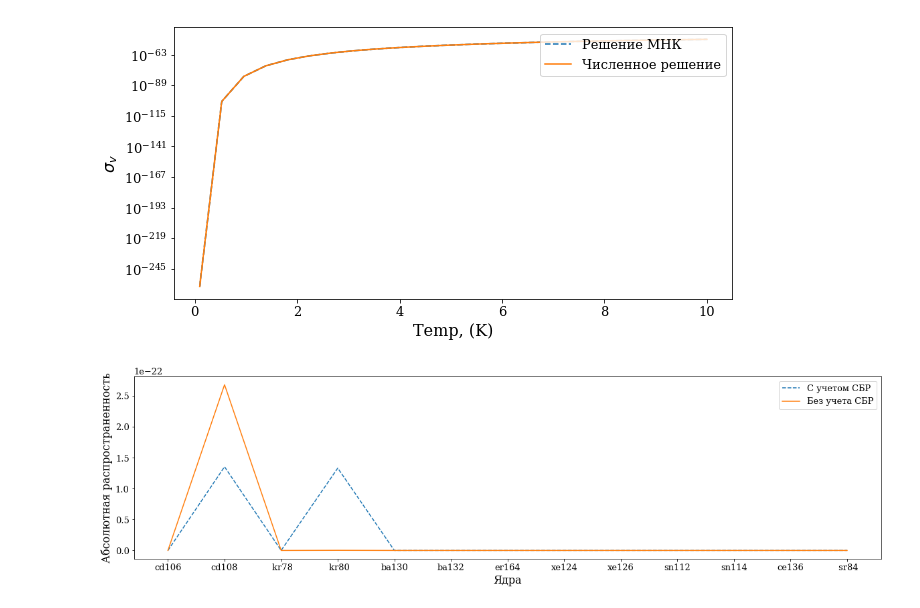
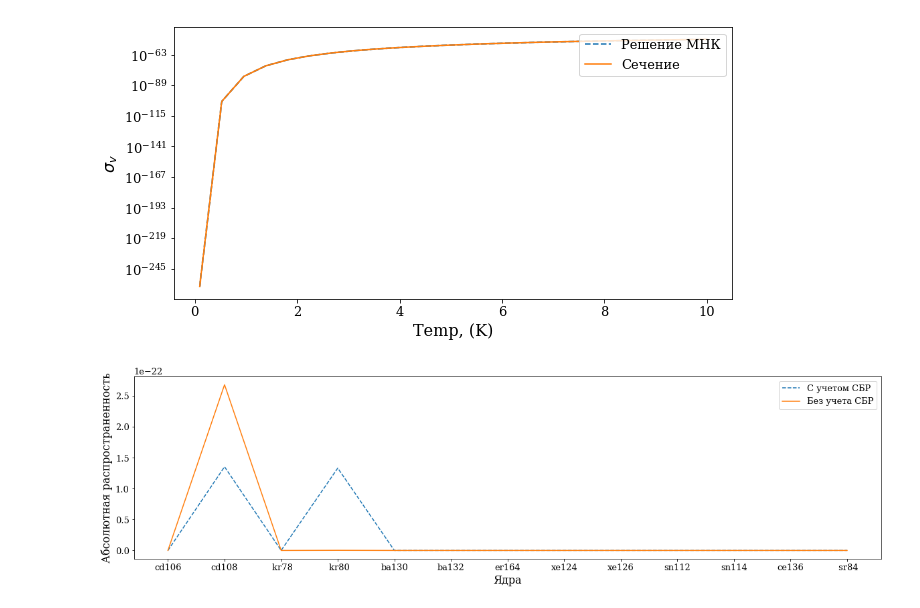
Before and after one commit to amakhno/Thesis, a Jupyter notebook: Plot.ipynb, the cells around one changed output. Saved outputs shown, nothing was run; the diff lists cells and outputs as text; code cells hidden in the pictures.

```diff
--- a/Plot.ipynb
+++ b/Plot.ipynb
@@ -69,35 +71,35 @@ def write_solution(filename ,multiply):
 
     def plot_solution(t_array, solution, block):
         if (block != True):
             block = False
         a1_array = []; b1_array = []
         for t_index in range(0, len(t_array)):
             current_a1 = 0
             for a_index in range(0, len(solution)):
                 current_a1 += solution[a_index] * a[t_index][a_index]
             a1_array.append(np.exp(current_a1))
             b1_array.append(np.exp(b[t_index]))
 
         fig, ax = plt.subplots(figsize=(10,5))
 
         plt.rc('font', family='serif', size=13)
         line1, = ax.plot(t_array, a1_array, label="Решение МНК", linestyle="--")
-        line2, = plt.plot(t_array, b1_array, label="Численное решение")
+        line2, = plt.plot(t_array, b1_array, label="Сечение")
 
         ax.legend(handles=[line1, line2], loc=1)
         plt.xlabel('Temp, (K)',fontsize=16)
         plt.ylabel('$\sigma_v$',fontsize=16)
         ax.set_yscale('log')
 
         fig.savefig("out-plot/compare-xe130-cs130.png")
         plt.show()
         return b1_array
 
     x_lstsq_full, _, _, _ =np.linalg.lstsq(a, b, rcond=1)
     return plot_solution(t_array, x_lstsq_full, False)
 y2 = write_solution('out-sig/xe130-cs130.txt', 1)
 # %% [output]
-[figure, old version]
+[figure, new version]
 # %%
 def Read_Three_Column_File(file_name, from_n, to_n):
     with open(file_name, 'r') as data:
```
Also changed, not shown: parts of 4 cells of this notebook, 4 other files.
